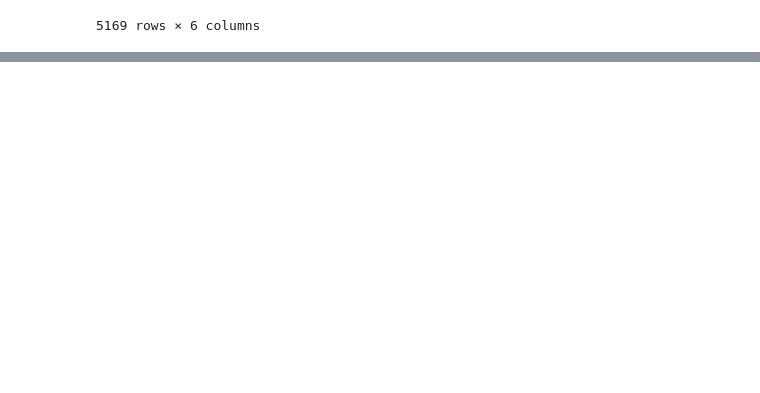
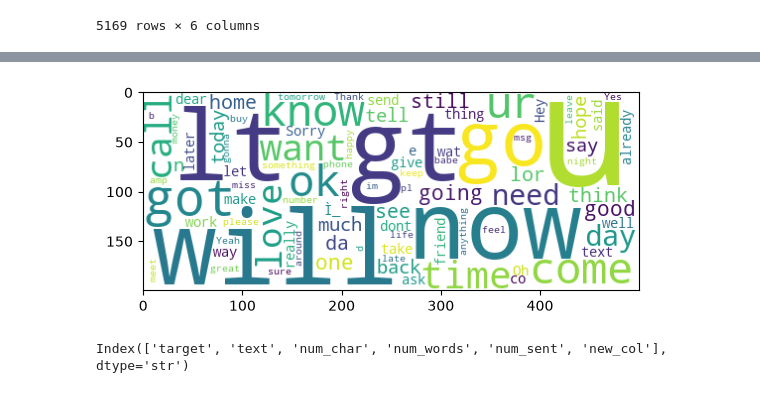
Before and after one commit to amanmuarya/AI-ML-Start-and-Learning-, a Jupyter notebook: day_3_4.ipynb, the cells around one changed output, grey strips where cells are left out. Saved outputs shown, nothing was run; the diff lists cells and outputs as text; code cells hidden in the pictures; blank space fills up the shorter version.

```diff
--- a/day_3_4.ipynb
+++ b/day_3_4.ipynb
@@ -204,0 +214,6 @@ operable program or batch file.
+# %%
+wc = WordCloud(width = 500, height=200,min_font_size= 10, background_color="white")
+ham_word_cloud = wc.generate(df[df["target"]=="ham"]["text"].str.cat(sep = ""))
+plt.imshow(ham_word_cloud);
+# %% [output]
+[figure, added]
@@ -204,0 +222,4 @@ operable program or batch file.
+# %%
+print(df.columns)
+# %% [output]
+Index(['target', 'text', 'num_char', 'num_words', 'num_sent', 'new_col'], dtype='str')
```
Also changed, not shown: parts of 10 cells of this notebook, 12 other files.
